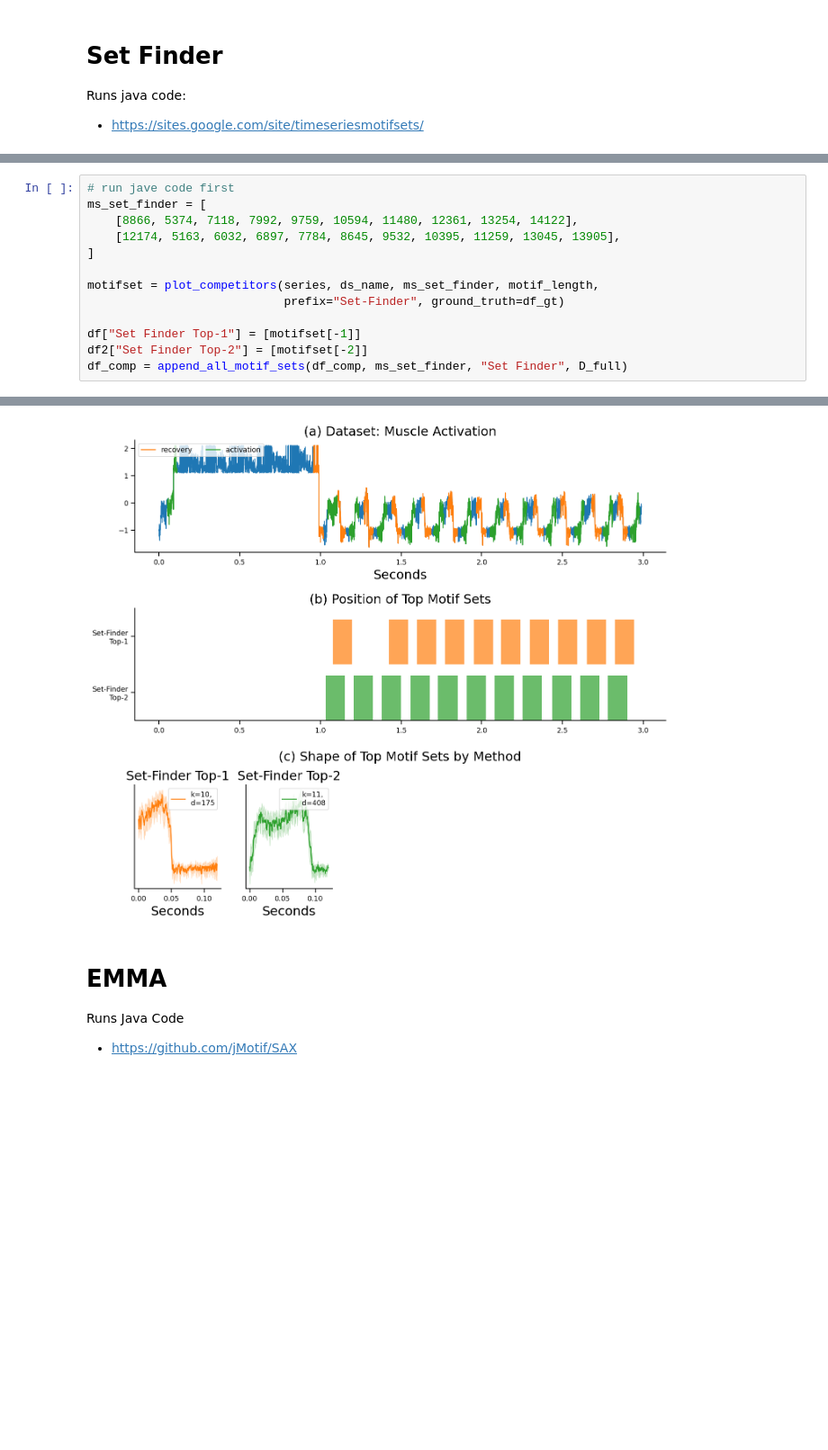
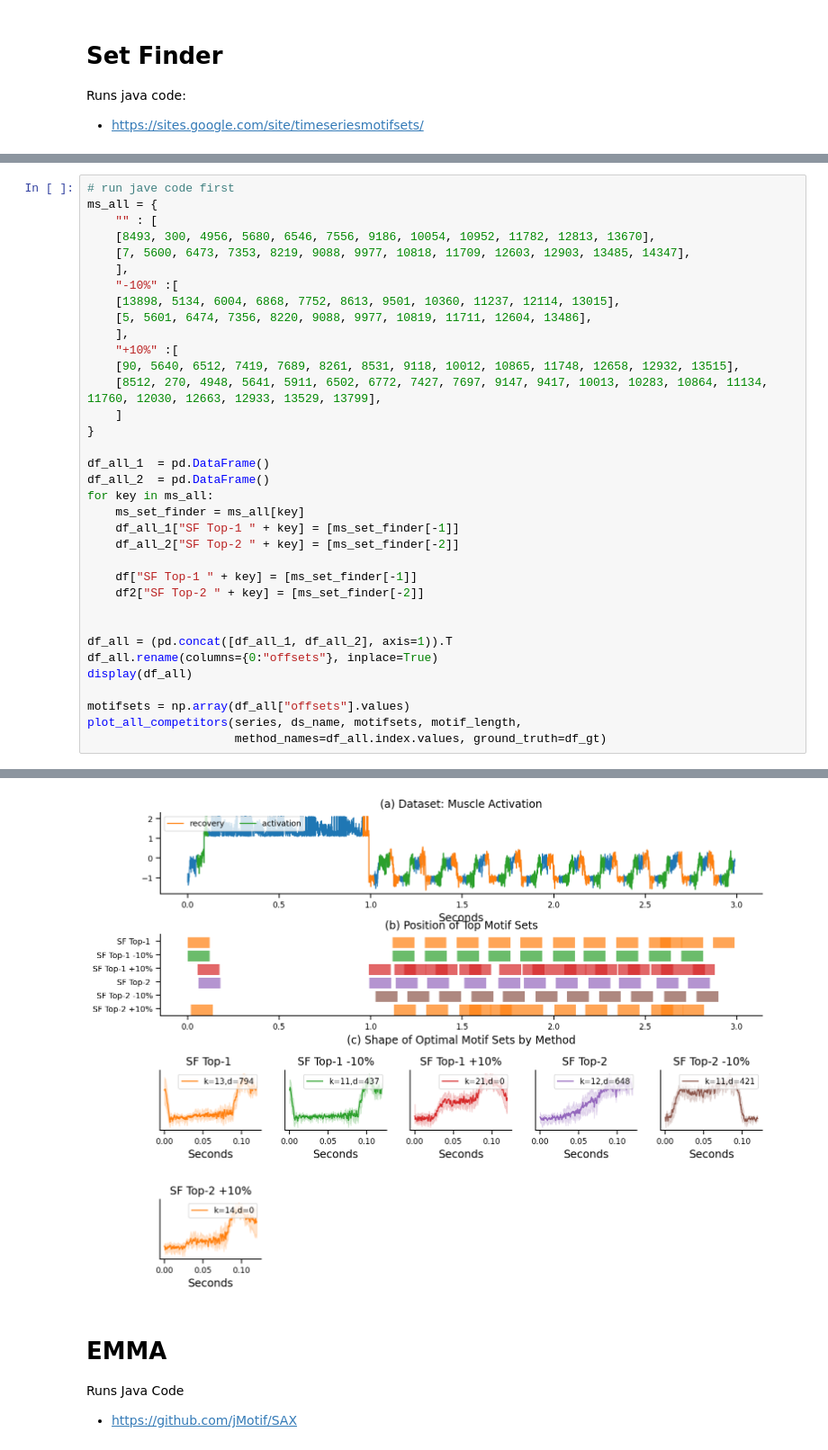
Before and after one commit to patrickzib/motiflets, a Jupyter notebook: notebooks/use_cases_motif_sets_muscle_activation.ipynb, the cells around one changed output, grey strips where cells are left out. Shown at 90% size. Saved outputs shown, nothing was run; the diff lists cells and outputs as text; blank space fills up the shorter version.

```diff
--- a/notebooks/use_cases_motif_sets_muscle_activation.ipynb
+++ b/notebooks/use_cases_motif_sets_muscle_activation.ipynb
@@ -148,14 +135,36 @@ if rerun_all_jars:
 # %%
 # run jave code first
-ms_set_finder = [
-    [8866, 5374, 7118, 7992, 9759, 10594, 11480, 12361, 13254, 14122],
-	[12174, 5163, 6032, 6897, 7784, 8645, 9532, 10395, 11259, 13045, 13905],
-]
+ms_all = {
+    "" : [
+    [8493, 300, 4956, 5680, 6546, 7556, 9186, 10054, 10952, 11782, 12813, 13670],
+    [7, 5600, 6473, 7353, 8219, 9088, 9977, 10818, 11709, 12603, 12903, 13485, 14347],
+    ],
+    "-10%" :[
+    [13898, 5134, 6004, 6868, 7752, 8613, 9501, 10360, 11237, 12114, 13015],
+    [5, 5601, 6474, 7356, 8220, 9088, 9977, 10819, 11711, 12604, 13486],
+    ],
+    "+10%" :[
+	[90, 5640, 6512, 7419, 7689, 8261, 8531, 9118, 10012, 10865, 11748, 12658, 12932, 13515],
+	[8512, 270, 4948, 5641, 5911, 6502, 6772, 7427, 7697, 9147, 9417, 10013, 10283, 10864, 11134, 11760, 12030, 12663, 12933, 13529, 13799],
+    ]
+}
 
-motifset = plot_competitors(series, ds_name, ms_set_finder, motif_length,
-                            prefix="Set-Finder", ground_truth=df_gt)
+df_all_1  = pd.DataFrame()
+df_all_2  = pd.DataFrame()
+for key in ms_all:
+    ms_set_finder = ms_all[key]
+    df_all_1["SF Top-1 " + key] = [ms_set_finder[-1]]
+    df_all_2["SF Top-2 " + key] = [ms_set_finder[-2]]
 
-df["Set Finder Top-1"] = [motifset[-1]]
-df2["Set Finder Top-2"] = [motifset[-2]]
-df_comp = append_all_motif_sets(df_comp, ms_set_finder, "Set Finder", D_full)
+    df["SF Top-1 " + key] = [ms_set_finder[-1]]
+    df2["SF Top-2 " + key] = [ms_set_finder[-2]]
+
+
+df_all = (pd.concat([df_all_1, df_all_2], axis=1)).T
+df_all.rename(columns={0:"offsets"}, inplace=True)
+display(df_all)
+
+motifsets = np.array(df_all["offsets"].values)
+plot_all_competitors(series, ds_name, motifsets, motif_length,
+                     method_names=df_all.index.values, ground_truth=df_gt)
 # %% [output]
@@ -165,4 +178,4 @@ Filtered Elbow Points [0, 1]
-[figure, old version]
+[figure, new version]
 # %% [markdown]
 # EMMA
 
```
Also changed, not shown: parts of 16 cells of this notebook, 10 other files.
